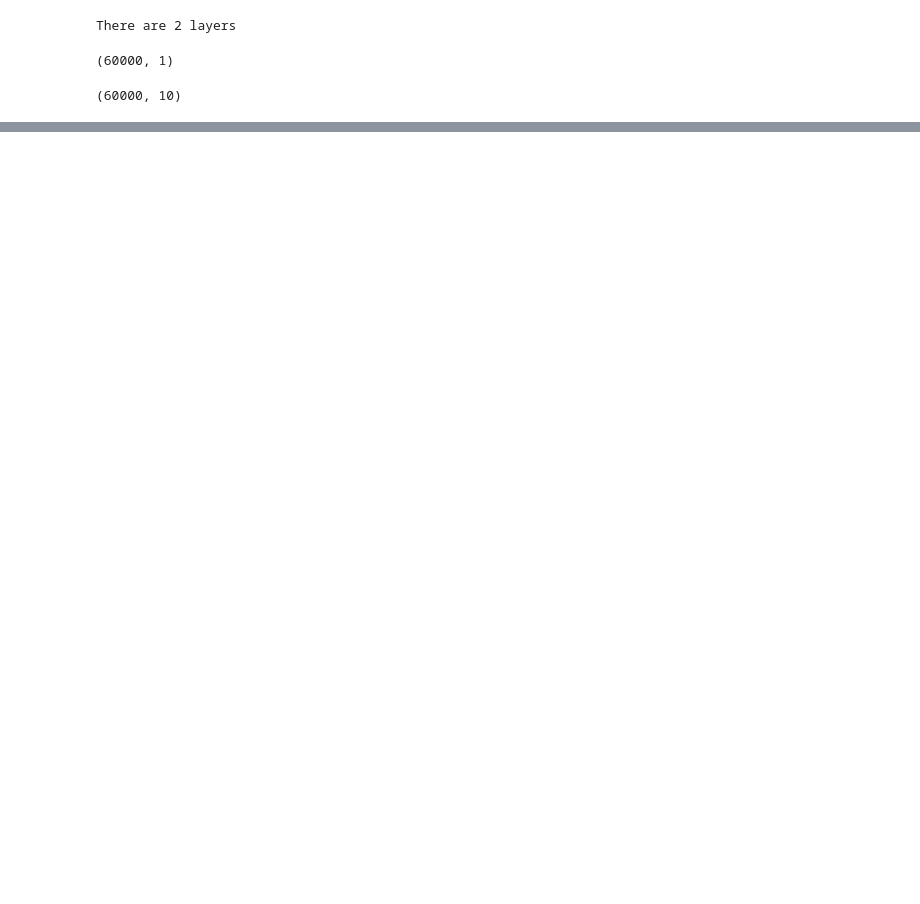
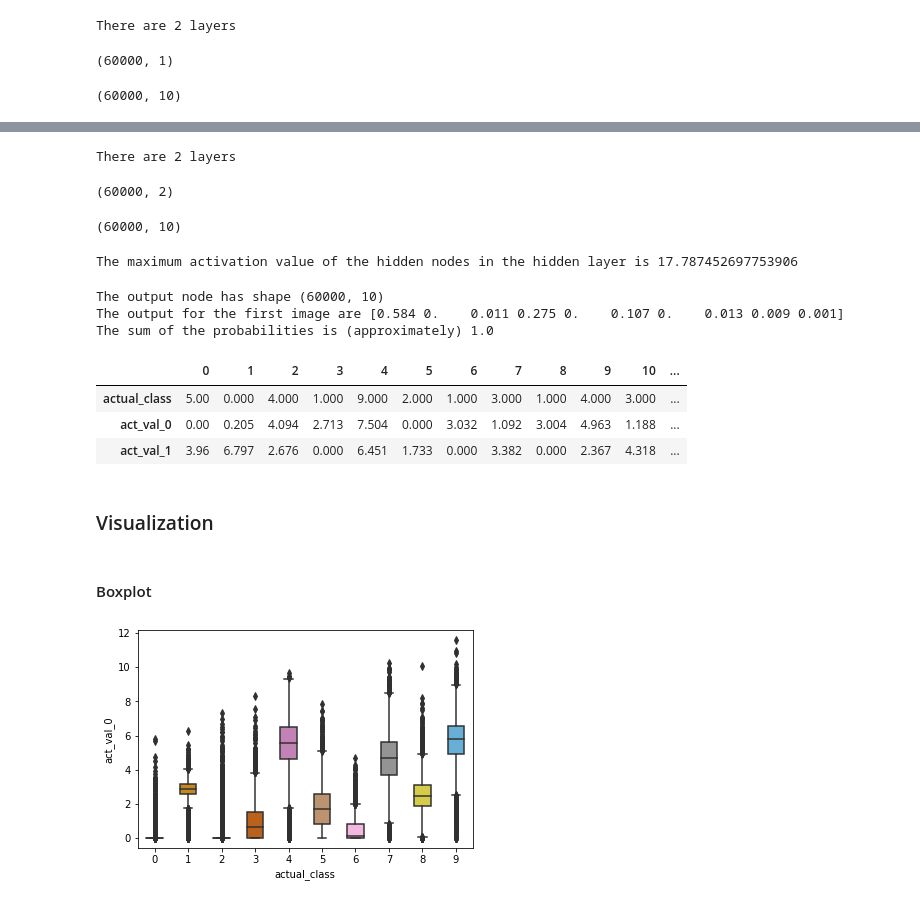
Before and after one commit to alawrence30/Deep-Learning, a Jupyter notebook: MSDS458_Assignment_01_v26_1.ipynb, the cells around one changed output, grey strips where cells are left out. Cells and saved outputs as stored; diff of their text form; code cells hidden in the pictures; blank space fills up the shorter version.

```diff
--- a/MSDS458_Assignment_01_v26_1.ipynb
+++ b/MSDS458_Assignment_01_v26_1.ipynb
@@ -1162,0 +604,5 @@ The sum of the probabilities is (approximately) 1.0
+# %%
+## Evaluate
+
+model_2 = tf.keras.models.load_model("DNN_model.h5")
+print(f"Test acc: {model_2.evaluate(x_test_norm, y_test_encoded)[1]:.3f}")
@@ -1162,0 +614,65 @@ The sum of the probabilities is (approximately) 1.0
+# %%
+# Extracts the outputs of the 2 layers:
+layer_outputs_2 = [layer.output for layer in model_2.layers]
+
+# Creates a model that will return these outputs, given the model input:
+activation_model_2 = models.Model(inputs=model_2.input, outputs=layer_outputs_2)
+
+print(f"There are {len(layer_outputs_2)} layers")
+layer_outputs_2; # description of the layers
+# %% [output]
+There are 2 layers
+# %%
+# Get the outputs of all the hidden nodes for each of the 60000 training images
+activations_2 = activation_model_2.predict(x_train_norm)
+hidden_layer_activation_2 = activations_2[0]
+output_layer_activations_2 = activations_2[1]
+hidden_layer_activation_2.shape   #  each of the 128 hidden nodes has one activation value per training image
+# %% [output]
+(60000, 2)
+# %%
+output_layer_activations_2.shape
+# %% [output]
+(60000, 10)
+# %%
+print(f"The maximum activation value of the hidden nodes in the hidden layer is \
+{hidden_layer_activation_2.max()}")
+# %% [output]
+The maximum activation value of the hidden nodes in the hidden layer is 17.787452697753906
+# %%
+# Some stats about the output layer as an aside...
+np.set_printoptions(suppress = True)  # display probabilities as decimals and NOT in scientific notation
+ouput_layer_activation_2 = activations_2[1]
+print(f"The output node has shape {ouput_layer_activation_2.shape}")
+print(f"The output for the first image are {ouput_layer_activation_2[0].round(4)}")
+print(f"The sum of the probabilities is (approximately) {ouput_layer_activation_2[0].sum()}")
+# %% [output]
+The output node has shape (60000, 10)
+The output for the first image are [0.584 0.    0.011 0.275 0.    0.107 0.    0.013 0.009 0.001]
+The sum of the probabilities is (approximately) 1.0
+# %%
+#Get the dataframe of all the node values
+activation_data_2 = {'actual_class':y_train}
+for k in range(0,2):
+    activation_data_2[f"act_val_{k}"] = hidden_layer_activation_2[:,k]
+
+activation_df_2 = pd.DataFrame(activation_data_2)
+activation_df_2.head(15).round(3).T
+# %% [output]
+|  | 0 | 1 | 2 | 3 | 4 | 5 | 6 | 7 | 8 | 9 | 10 | ... |
+| actual_class | 5.00 | 0.000 | 4.000 | 1.000 | 9.000 | 2.000 | 1.000 | 3.000 | 1.000 | 4.000 | 3.000 | ... |
+| act_val_0 | 0.00 | 0.205 | 4.094 | 2.713 | 7.504 | 0.000 | 3.032 | 1.092 | 3.004 | 4.963 | 1.188 | ... |
+| act_val_1 | 3.96 | 6.797 | 2.676 | 0.000 | 6.451 | 1.733 | 0.000 | 3.382 | 0.000 | 2.367 | 4.318 | ... |
+# %% [markdown]
+### Visualization
+# %% [markdown]
+#### Boxplot
+# %%
+# To see how closely the hidden node activation values correlate with the class labels
+# Let us use seaborn for the boxplots this time.
+bplot_2 = sns.boxplot(y='act_val_0', x='actual_class',
+                 data=activation_df_2[['act_val_0','actual_class']],
+                 width=0.5,
+                 palette="colorblind")
+# %% [output]
+[figure, added]
```
Also changed, not shown: parts of 215 cells of this notebook.
